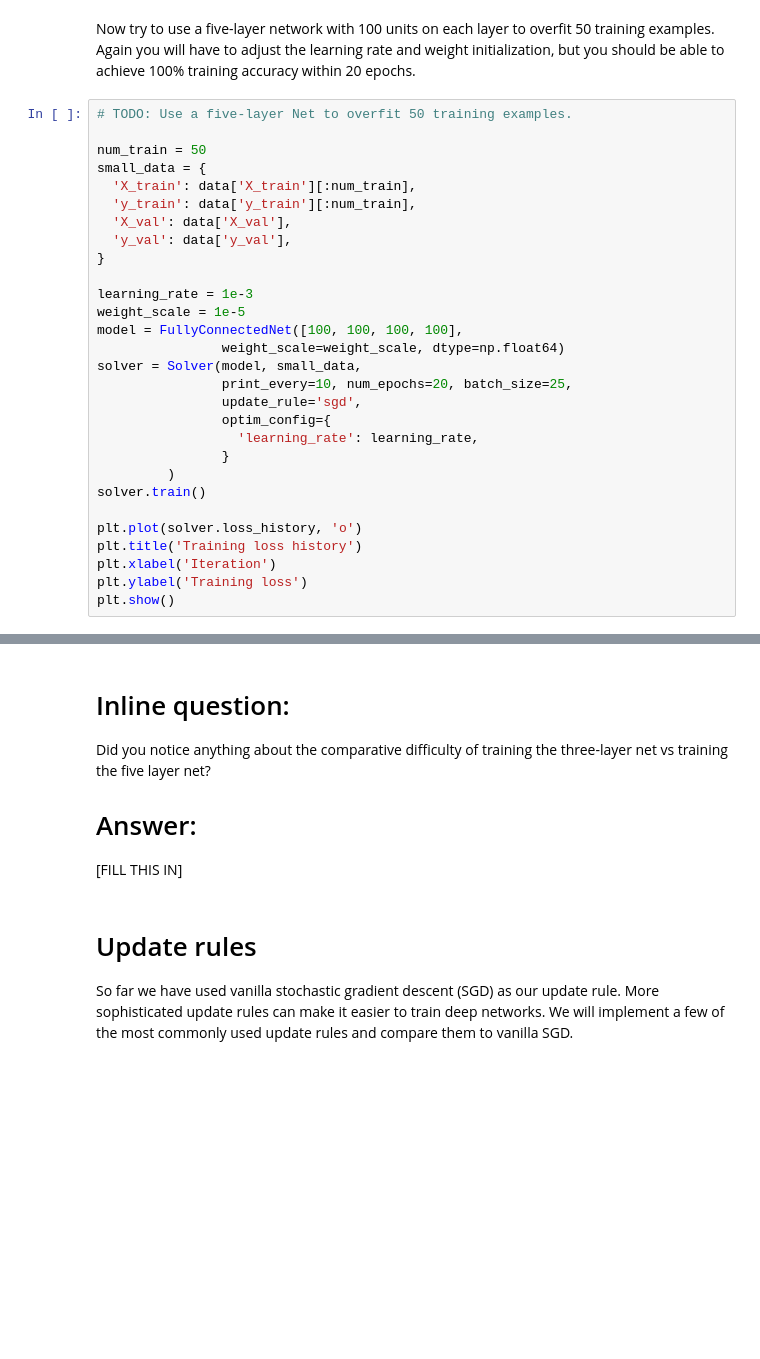
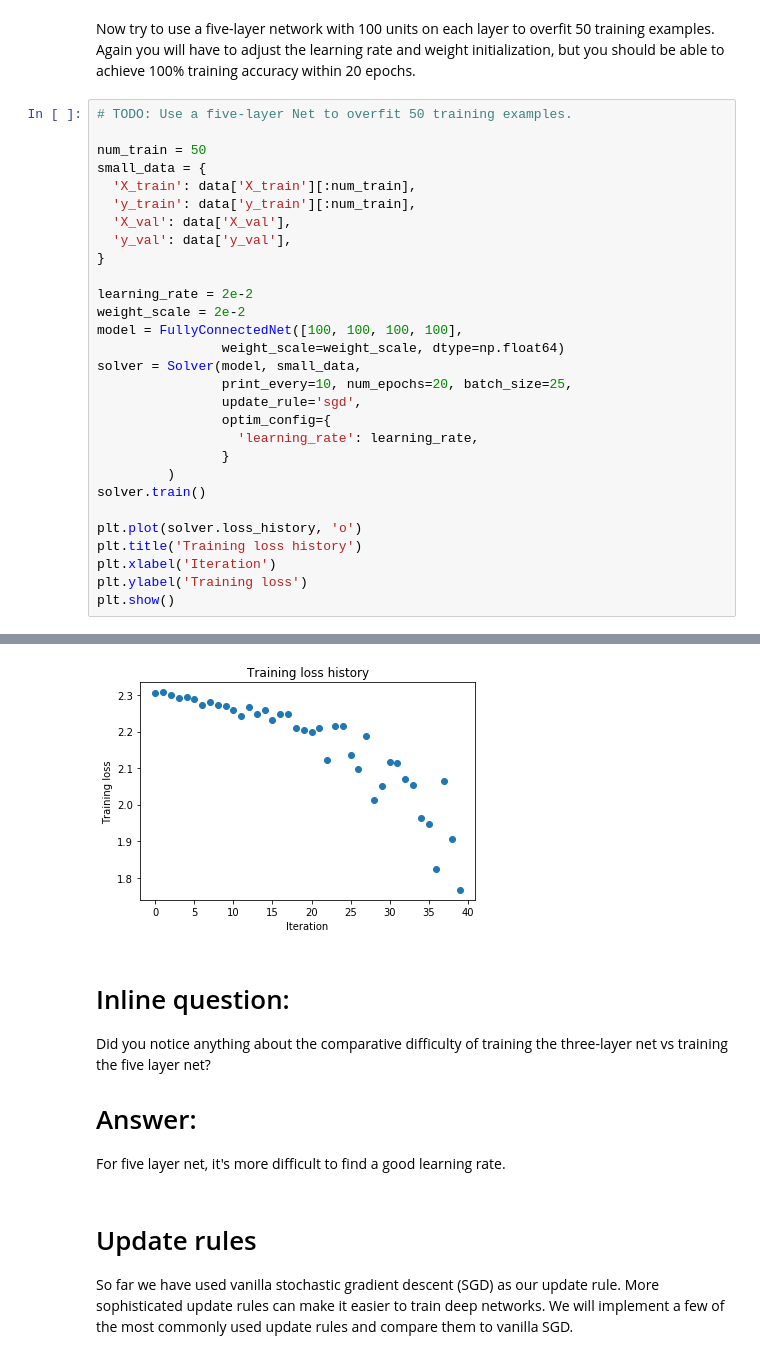
Before and after one commit to LW-Ricarido/cs231-spring2017, a Jupyter notebook: assignment2/FullyConnectedNets.ipynb, the cells around one changed output, grey strips where cells are left out. Saved outputs shown, nothing was run; the diff lists cells and outputs as text; blank space fills up the shorter version.

```diff
--- a/assignment2/FullyConnectedNets.ipynb
+++ b/assignment2/FullyConnectedNets.ipynb
@@ -456,8 +477,8 @@ small_data = {
   'y_val': data['y_val'],
 }
 
-learning_rate = 1e-3
-weight_scale = 1e-5
+learning_rate = 2e-2
+weight_scale = 2e-2
 model = FullyConnectedNet([100, 100, 100, 100],
                 weight_scale=weight_scale, dtype=np.float64)
 solver = Solver(model, small_data,
@@ -474,3 +495,4 @@ plt.title('Training loss history')
 plt.xlabel('Iteration')
 plt.ylabel('Training loss')
 plt.show()
+# %% [output]
@@ -477,9 +516,10 @@ plt.show()
+[figure, added]
 # %% [markdown]
 # Inline question:
 Did you notice anything about the comparative difficulty of training the three-layer net vs training the five layer net?
 
 # Answer:
-[FILL THIS IN]
+For five layer net, it's more difficult to find a good learning rate.
 # %% [markdown]
 # Update rules
 So far we have used vanilla stochastic gradient descent (SGD) as our update rule. More sophisticated update rules can make it easier to train deep networks. We will implement a few of the most commonly used update rules and compare them to vanilla SGD.
```
Also changed, not shown: parts of 12 cells of this notebook, 7 other files.
